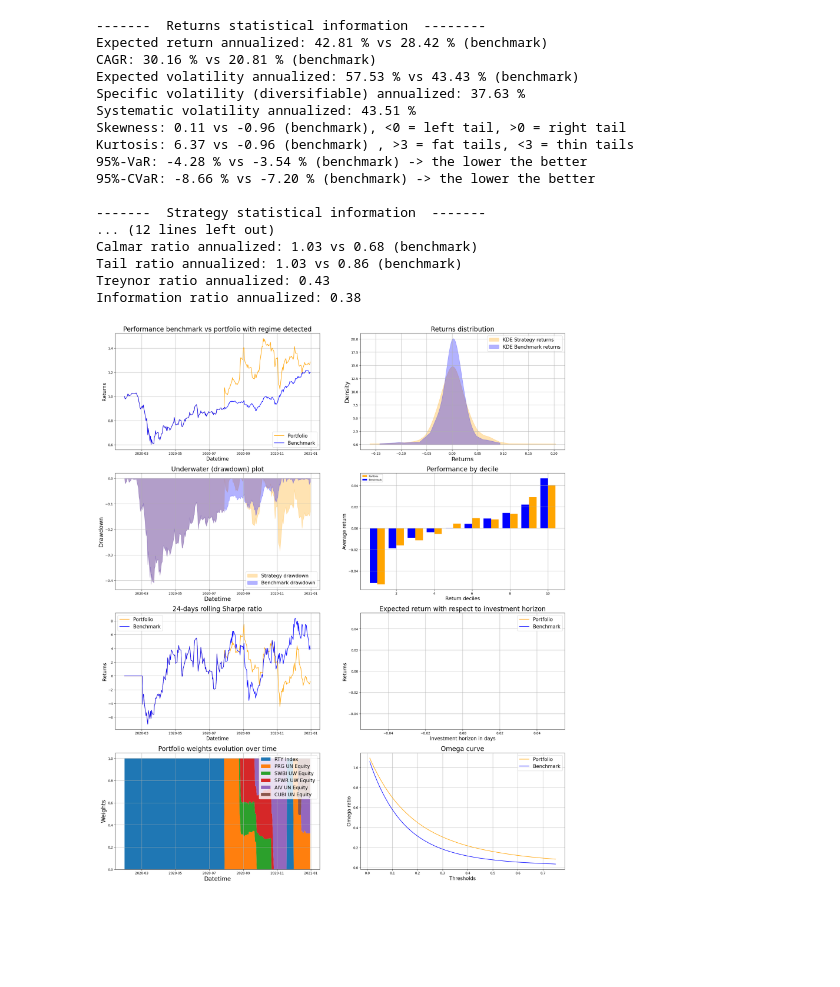
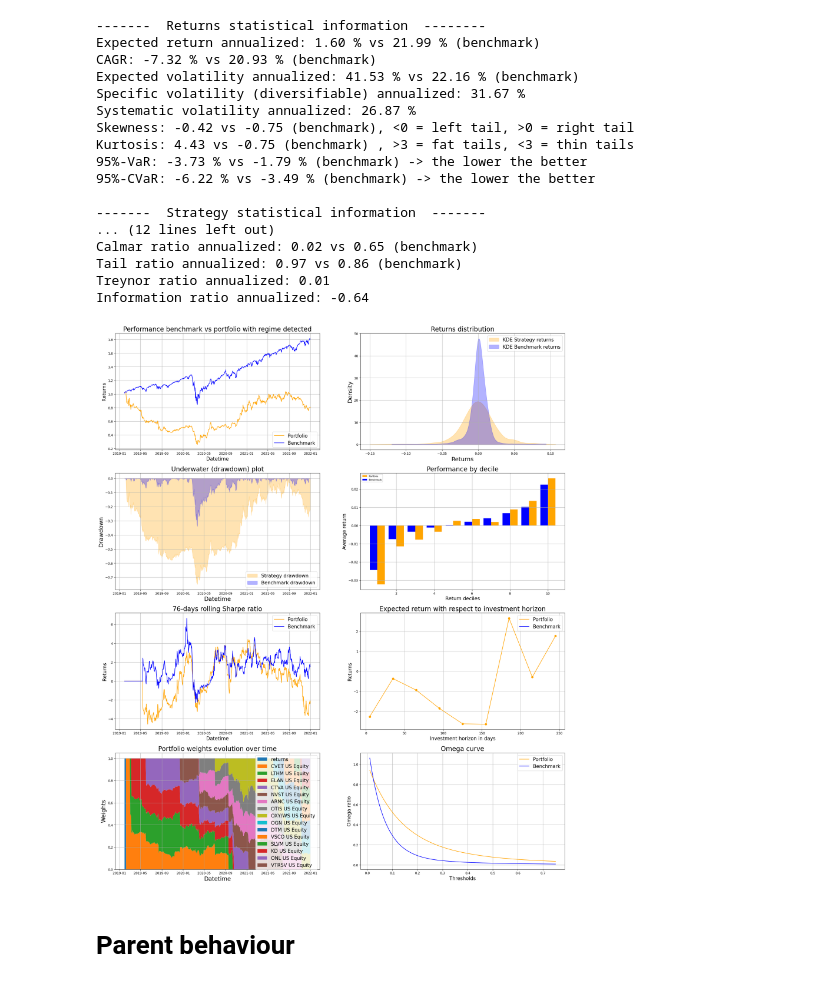
Before and after one commit to BaptisteZloch/Stock-Performance-Spin-off-Subsidiaries-Parents-ETF, a Jupyter notebook: src/using_blpapi.ipynb, the cells around one changed output. Drawn from its saved outputs; the diff is of its cells as text; code cells hidden in the pictures; blank space fills up the shorter version.

```diff
--- a/src/using_blpapi.ipynb
+++ b/src/using_blpapi.ipynb
@@ -35,5 +8,2 @@ df
 # %%
-dffff = get_spin_off_history(
-    "SPX Index", start_date="2000-01-01", end_date="2024-04-21"
-)
-dffff
+universe_obj = Universe(index_universe="SPX Index",start_date="2019-01-01",end_date="2022-01-01")
@@ -167,34 +10,36 @@ SECRUTITIES_CLEANED
+# %%
+bk_test = Backtester(
+    universe_obj=universe_obj
+)
 # %%
-bk_test = Backtester(
-    universe_returns=SECRUTITIES_CLEANED,
-    benchmark_returns=bench.get_benchmark_returns( start_date="2020-01-01", end_date="2020-12-31"),
-    spin_off_dataframe=SPIN_OFF_DATAFRAME,
-)
+
 
 ptf_and_bench, ptf_weights_df, ptf_metrics_df = bk_test.run_backtest(
     allocation_type = AllocationMethodsEnum.EQUALLY_WEIGHTED,
-    backtest_type="parents",
-    holding_period_in_months=2,
+    backtest_type="subsidiaries",
+    holding_period_in_months=20,
     transaction_cost=0.001,  # 10 BP
     plot_performance=True,
     verbose=False,
 )
 # %% [output]
 -------  Returns statistical information  --------
-Expected return annualized: 42.81 % vs 28.42 % (benchmark)
-CAGR: 30.16 % vs 20.81 % (benchmark)
-Expected volatility annualized: 57.53 % vs 43.43 % (benchmark)
-Specific volatility (diversifiable) annualized: 37.63 %
-Systematic volatility annualized: 43.51 %
-Skewness: 0.11 vs -0.96 (benchmark), <0 = left tail, >0 = right tail
-Kurtosis: 6.37 vs -0.96 (benchmark) , >3 = fat tails, <3 = thin tails
-95%-VaR: -4.28 % vs -3.54 % (benchmark) -> the lower the better
-95%-CVaR: -8.66 % vs -7.20 % (benchmark) -> the lower the better
+Expected return annualized: 1.60 % vs 21.99 % (benchmark)
+CAGR: -7.32 % vs 20.93 % (benchmark)
+Expected volatility annualized: 41.53 % vs 22.16 % (benchmark)
+Specific volatility (diversifiable) annualized: 31.67 %
+Systematic volatility annualized: 26.87 %
+Skewness: -0.42 vs -0.75 (benchmark), <0 = left tail, >0 = right tail
+Kurtosis: 4.43 vs -0.75 (benchmark) , >3 = fat tails, <3 = thin tails
+95%-VaR: -3.73 % vs -1.79 % (benchmark) -> the lower the better
+95%-CVaR: -6.22 % vs -3.49 % (benchmark) -> the lower the better
 
 -------  Strategy statistical information  -------
 ... (12 lines left out)
-Calmar ratio annualized: 1.03 vs 0.68 (benchmark)
-Tail ratio annualized: 1.03 vs 0.86 (benchmark)
-Treynor ratio annualized: 0.43
-Information ratio annualized: 0.38
+Calmar ratio annualized: 0.02 vs 0.65 (benchmark)
+Tail ratio annualized: 0.97 vs 0.86 (benchmark)
+Treynor ratio annualized: 0.01
+Information ratio annualized: -0.64
-[figure, old version]
+[figure, new version]
+# %% [markdown]
+# Parent behaviour
```
Also changed, not shown: parts of 23 cells of this notebook, 8 other files.
